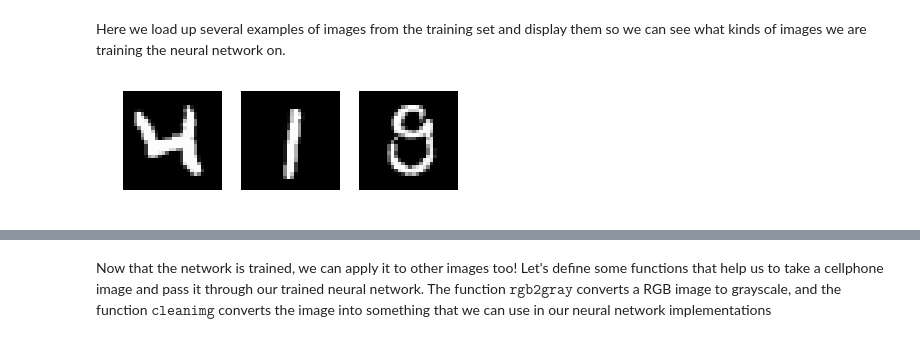
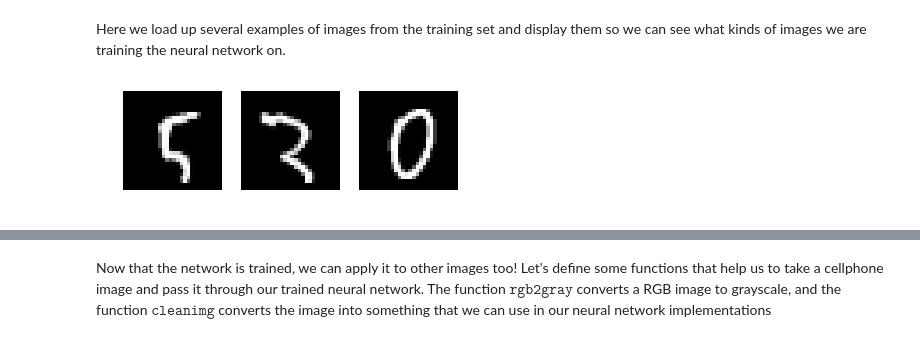
Before and after one commit to cloud-coder/cascon-2017-neural-networks, a Jupyter notebook: neural-network/CASCON Introduction to Neural Networks-Solutions.ipynb, the cells around one changed output, grey strips where cells are left out. Saved outputs shown, nothing was run; the diff lists cells and outputs as text; code cells hidden in the pictures.

```diff
--- a/neural-network/CASCON Introduction to Neural Networks-Solutions.ipynb
+++ b/neural-network/CASCON Introduction to Neural Networks-Solutions.ipynb
@@ -28,21 +28,21 @@ training_data, validation_data, test_data = mnist_loader.load_data_wrapper()
 # %% [markdown]
 Here we load up several examples of images from the training set and display them so we can see what kinds of images we are training the neural network on.
 # %%
-example_img_1 = np.array(training_data[20][0]).flatten().reshape((28,28))
-example_img_2 = np.array(training_data[40][0]).flatten().reshape((28,28))
-example_img_3 = np.array(training_data[80][0]).flatten().reshape((28,28))
+example_img_1 = np.array(training_data[100][0]).flatten().reshape((28,28))
+example_img_2 = np.array(training_data[500][0]).flatten().reshape((28,28))
+example_img_3 = np.array(training_data[1000][0]).flatten().reshape((28,28))
 plt.subplot(131)
 plt.imshow(example_img_1, cmap="gray")
 plt.axis('off')
 plt.subplot(132)
 plt.imshow(example_img_2, cmap="gray")
 plt.axis('off')
 plt.subplot(133)
 plt.imshow(example_img_3, cmap="gray")
 plt.axis('off')
 plt.show(block=False)
 # %% [output]
-[figure, old version]
+[figure, new version]
 # %% [markdown]
 The key concepts in the training algorithm for neural networks for the teaching example that we're working with are __stochastic gradient descent__ and __backpropogation__. In our example we'll create a network that looks like the one below, but with thirty neurons in the hidden layer instead of fifteen.
 <img src="Picture4.png">
```
Also changed, not shown: parts of 4 cells of this notebook, 4 other files.
